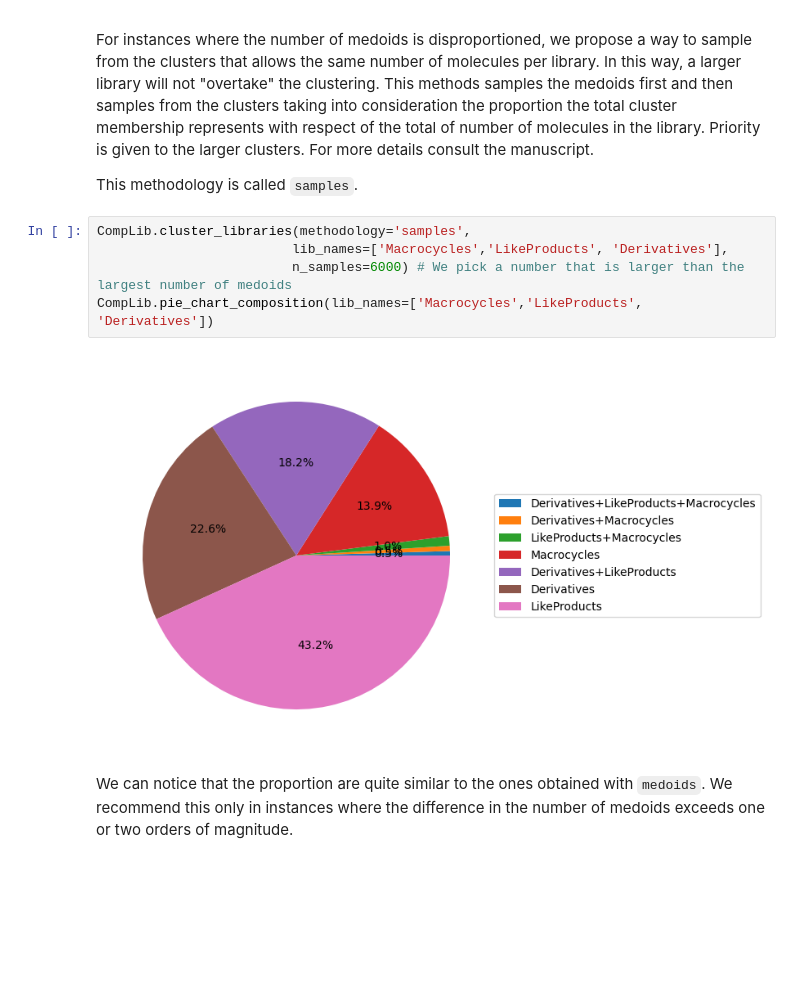
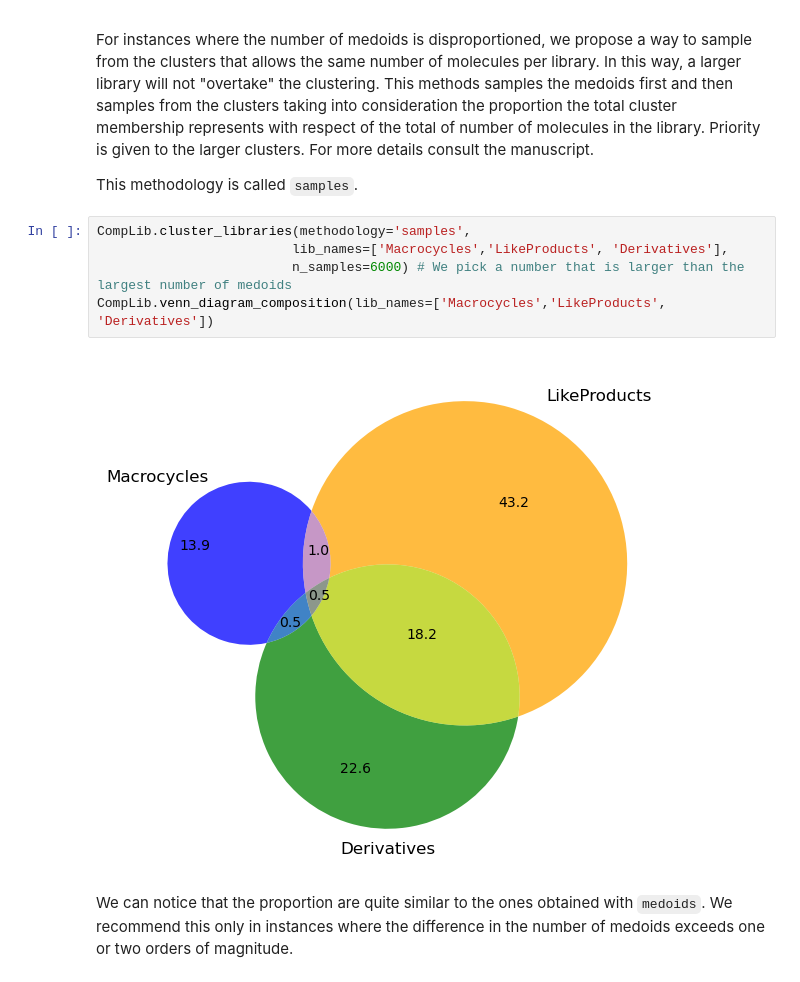
Before and after one commit to mqcomplab/iChem, a Jupyter notebook: scripts/library_compare.ipynb, the cells around one changed output. Drawn from its saved outputs; the diff is of its cells as text; blank space fills up the shorter version.

```diff
--- a/scripts/library_compare.ipynb
+++ b/scripts/library_compare.ipynb
@@ -233,10 +233,10 @@ This methodology is called `samples`.
 # %%
 CompLib.cluster_libraries(methodology='samples',
                          lib_names=['Macrocycles','LikeProducts', 'Derivatives'],
                          n_samples=6000) # We pick a number that is larger than the largest number of medoids
-CompLib.pie_chart_composition(lib_names=['Macrocycles','LikeProducts', 'Derivatives'])
+CompLib.venn_diagram_composition(lib_names=['Macrocycles','LikeProducts', 'Derivatives'])
 # %% [output]
-[figure, old version]
+[figure, new version]
 # %% [markdown]
 We can notice that the proportion are quite similar to the ones obtained with `medoids`. We recommend this only in instances where the difference in the number of medoids exceeds one or two orders of magnitude.
 # %% [markdown]
```
Also changed, not shown: parts of 9 cells of this notebook, 17 other files.
